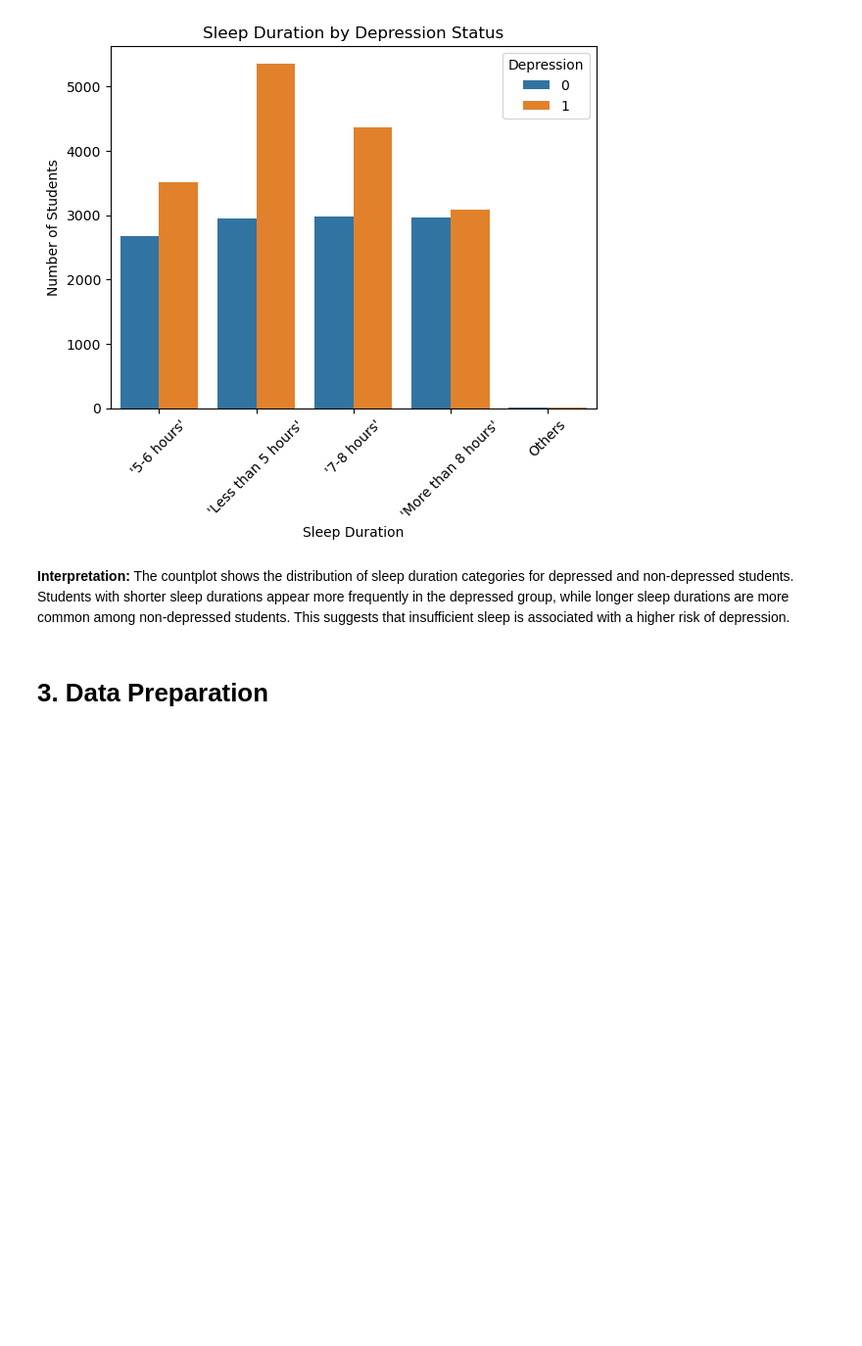
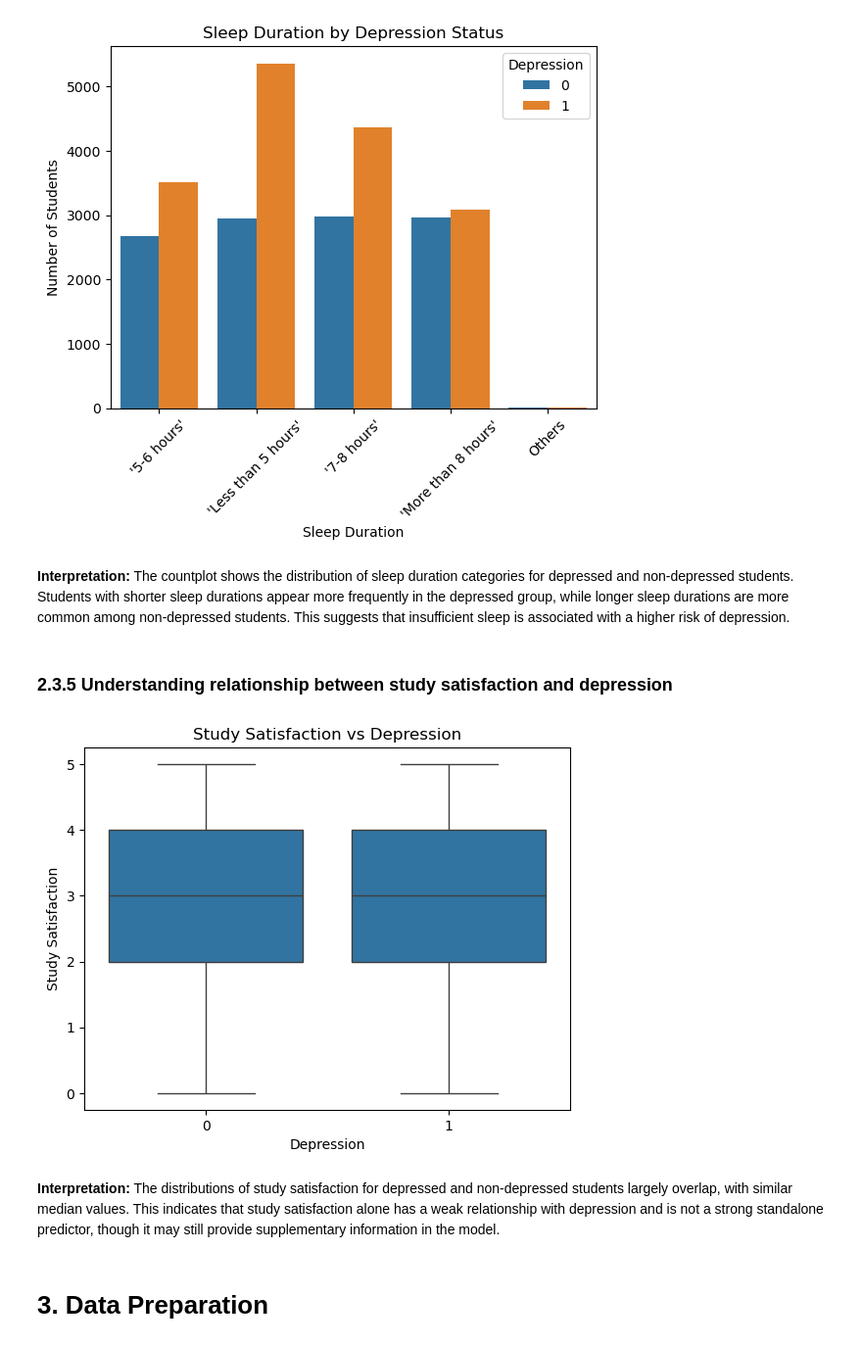
Before and after one commit to Reyes-Yeo/mldp-project-streamlit, a Jupyter notebook: Reyes Yeo Zhibin_2404424J_P01_MLDP Program Codes Submission.ipynb, the cells around one changed output. Shown at 98% size. Saved outputs shown, nothing was run; the diff lists cells and outputs as text; code cells hidden in the pictures; blank space fills up the shorter version.

Commit message:
Plotted a chart for the relationship of study satisfaction and depression

```diff
--- a/Reyes Yeo Zhibin_2404424J_P01_MLDP Program Codes Submission.ipynb
+++ b/Reyes Yeo Zhibin_2404424J_P01_MLDP Program Codes Submission.ipynb
@@ -217,6 +217,18 @@ plt.show()
 # %% [markdown]
 **Interpretation:**
 The countplot shows the distribution of sleep duration categories for depressed and non-depressed students. Students with shorter sleep durations appear more frequently in the depressed group, while longer sleep durations are more common among non-depressed students. This suggests that insufficient sleep is associated with a higher risk of depression.
+# %% [markdown]
+### 2.3.5 Understanding relationship between study satisfaction and depression
+# %%
+# Relationship between study satisfaction and depression
+sns.boxplot(x="Depression", y="Study Satisfaction", data=df)
+plt.title("Study Satisfaction vs Depression")
+plt.show()
+# %% [output]
+[figure, added]
+# %% [markdown]
+**Interpretation:**
+The distributions of study satisfaction for depressed and non-depressed students largely overlap, with similar median values. This indicates that study satisfaction alone has a weak relationship with depression and is not a strong standalone predictor, though it may still provide supplementary information in the model.
 # %% [markdown]
 # 3. Data Preparation
 # %% [markdown]
```
